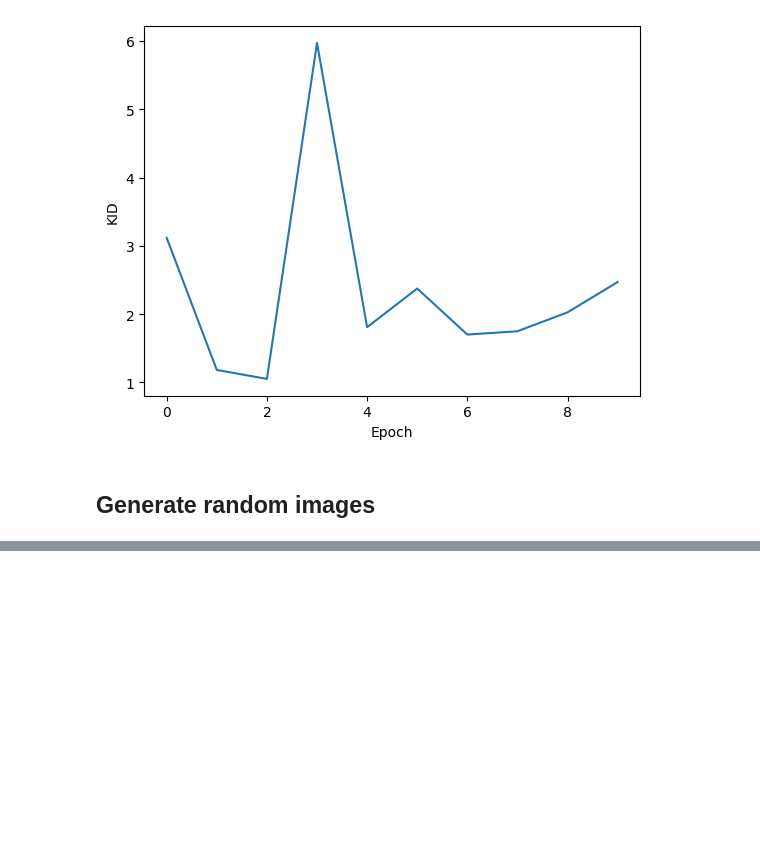
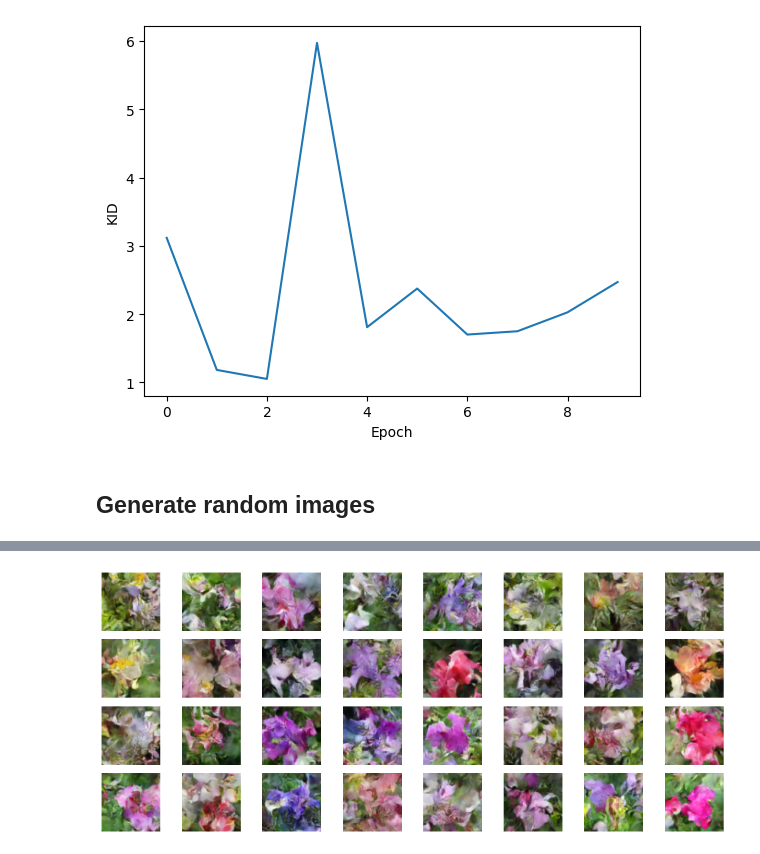
Before and after one commit to SPLambda/diffusion, a Jupyter notebook: src/solution.ipynb, the cells around one changed output, grey strips where cells are left out. Cells and saved outputs as stored; diff of their text form; code cells hidden in the pictures; blank space fills up the shorter version.

```diff
--- a/src/solution.ipynb
+++ b/src/solution.ipynb
@@ -499,0 +514,18 @@ generate_images(model, 1)
+# %%
+def generate_images(num_rows=4, num_cols=8, figsize=(12, 5)):
+    generated_samples = forward_diffusion.generate_images(model, num_rows * num_cols)[-1]
+    generated_samples = reverse_transform(generated_samples)
+    _, ax = plt.subplots(num_rows, num_cols, figsize=figsize)
+    for i, image in enumerate(generated_samples):
+        if num_rows == 1:
+            ax[i].imshow(image)
+            ax[i].axis("off")
+        else:
+            ax[i // num_cols, i % num_cols].imshow(image)
+            ax[i // num_cols, i % num_cols].axis("off")
+    plt.tight_layout()
+    plt.show()
+# %%
+generate_images(4, 8)
+# %% [output]
+[figure, added]
```
Also changed, not shown: parts of 11 cells of this notebook.
